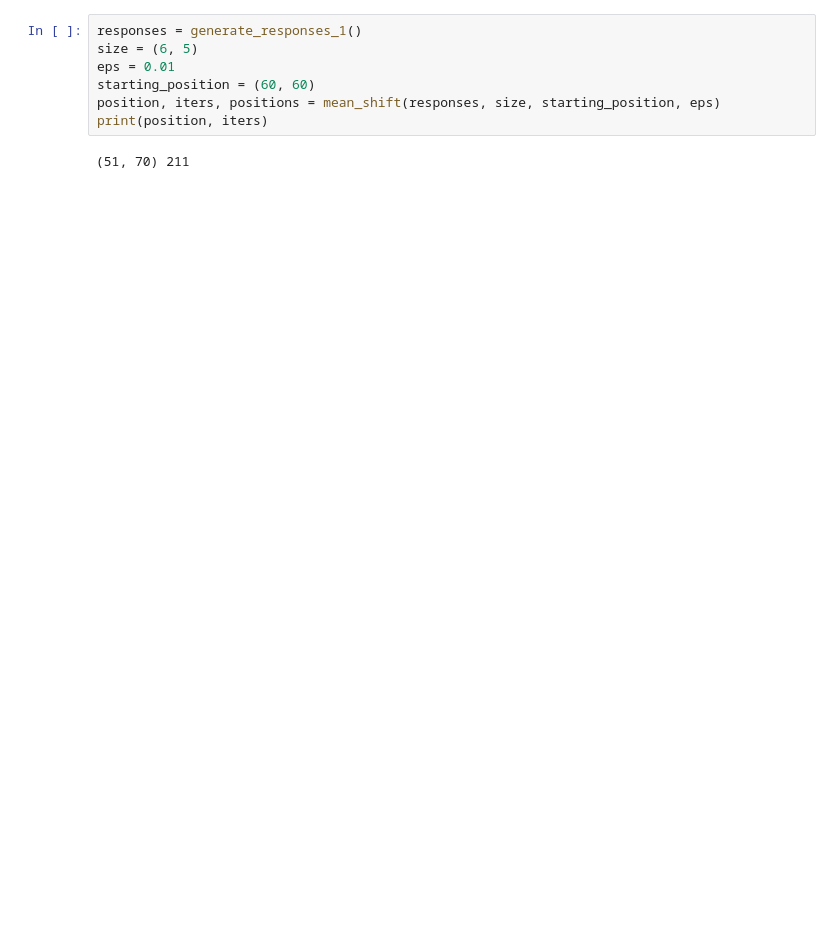
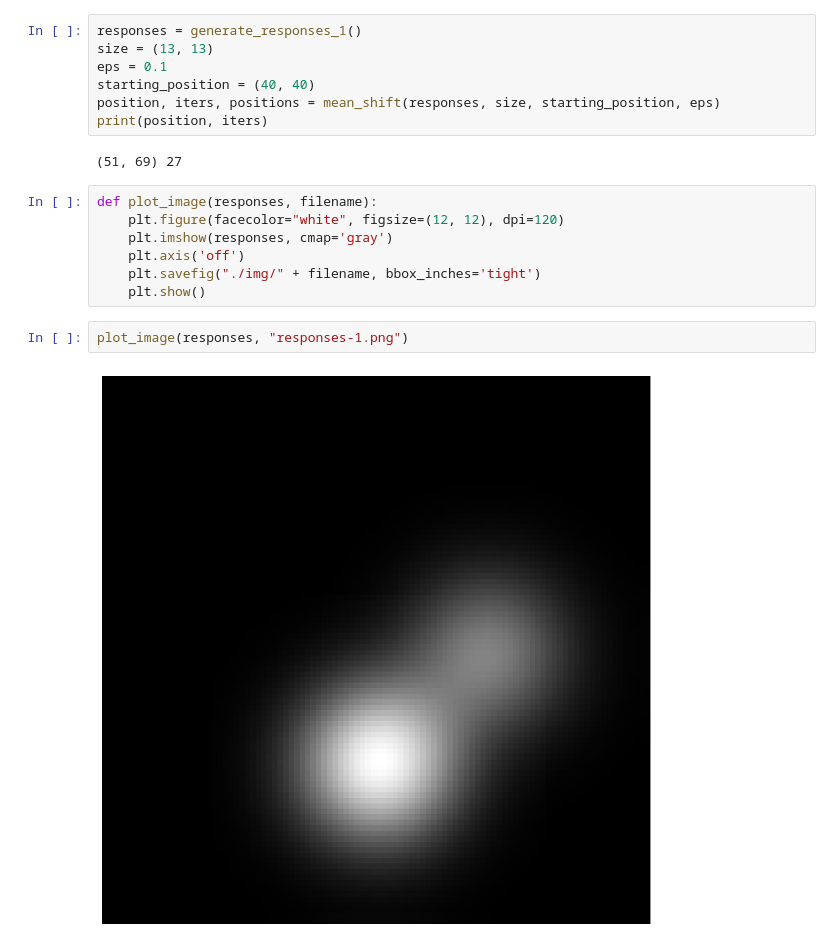
Before and after one commit to simenravnik/nmrv-2122-assignment-02, a Jupyter notebook: mean_shift.ipynb, the cells around one changed output. Drawn from its saved outputs; the diff is of its cells as text; blank space fills up the shorter version.

Commit message:
Add images generated for the report

```diff
--- a/mean_shift.ipynb
+++ b/mean_shift.ipynb
@@ -42,10 +46,21 @@ def mean_shift(frame, size, position, eps=0.05):
     return position, iter_count, positions
 # %%
 responses = generate_responses_1()
-size = (6, 5)
-eps = 0.01
-starting_position = (60, 60)
+size = (13, 13)
+eps = 0.1
+starting_position = (40, 40)
 position, iters, positions = mean_shift(responses, size, starting_position, eps)
 print(position, iters)
 # %% [output]
-(51, 70) 211
+(51, 69) 27
+# %%
+def plot_image(responses, filename):
+    plt.figure(facecolor="white", figsize=(12, 12), dpi=120)
+    plt.imshow(responses, cmap='gray')
+    plt.axis('off')
+    plt.savefig("./img/" + filename, bbox_inches='tight')
+    plt.show()
+# %%
+plot_image(responses, "responses-1.png")
+# %% [output]
+[figure, added]
```
Also changed, not shown: parts of 16 cells of this notebook, 12 other files.
